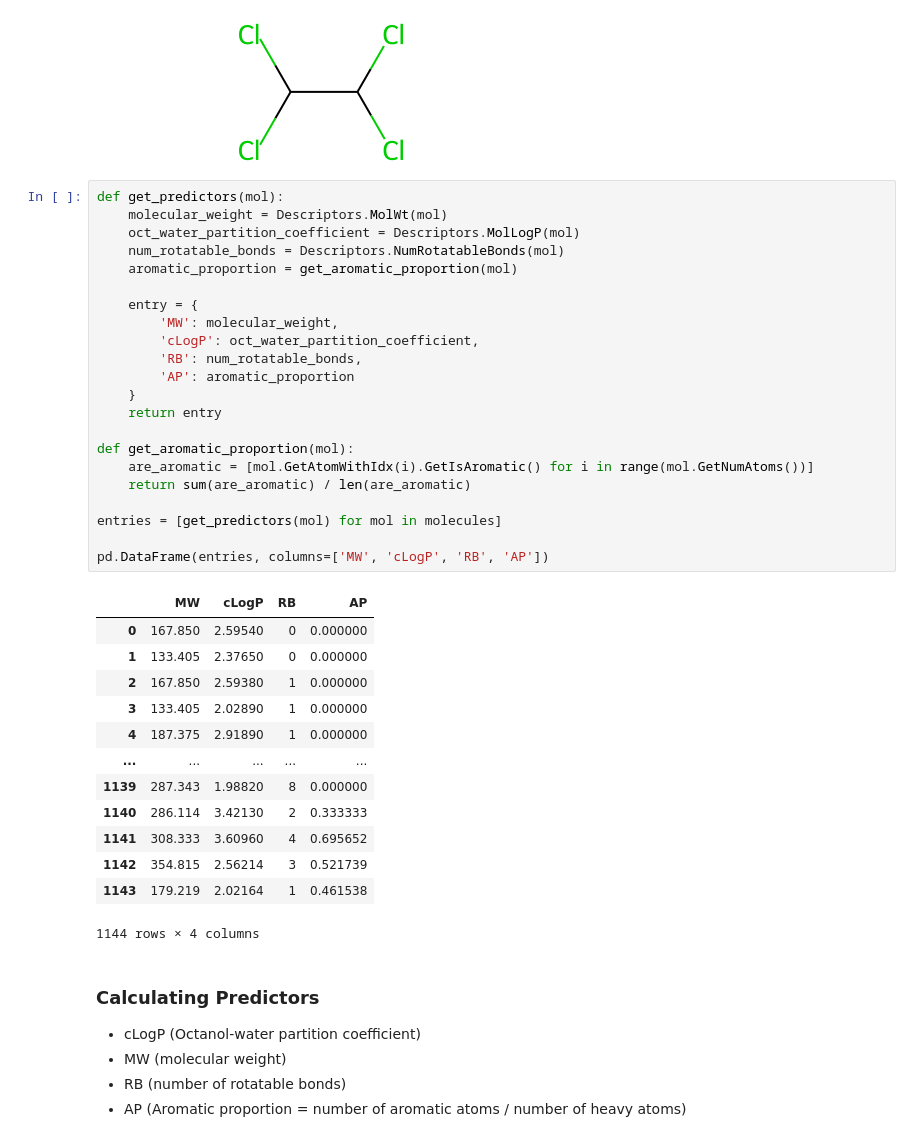
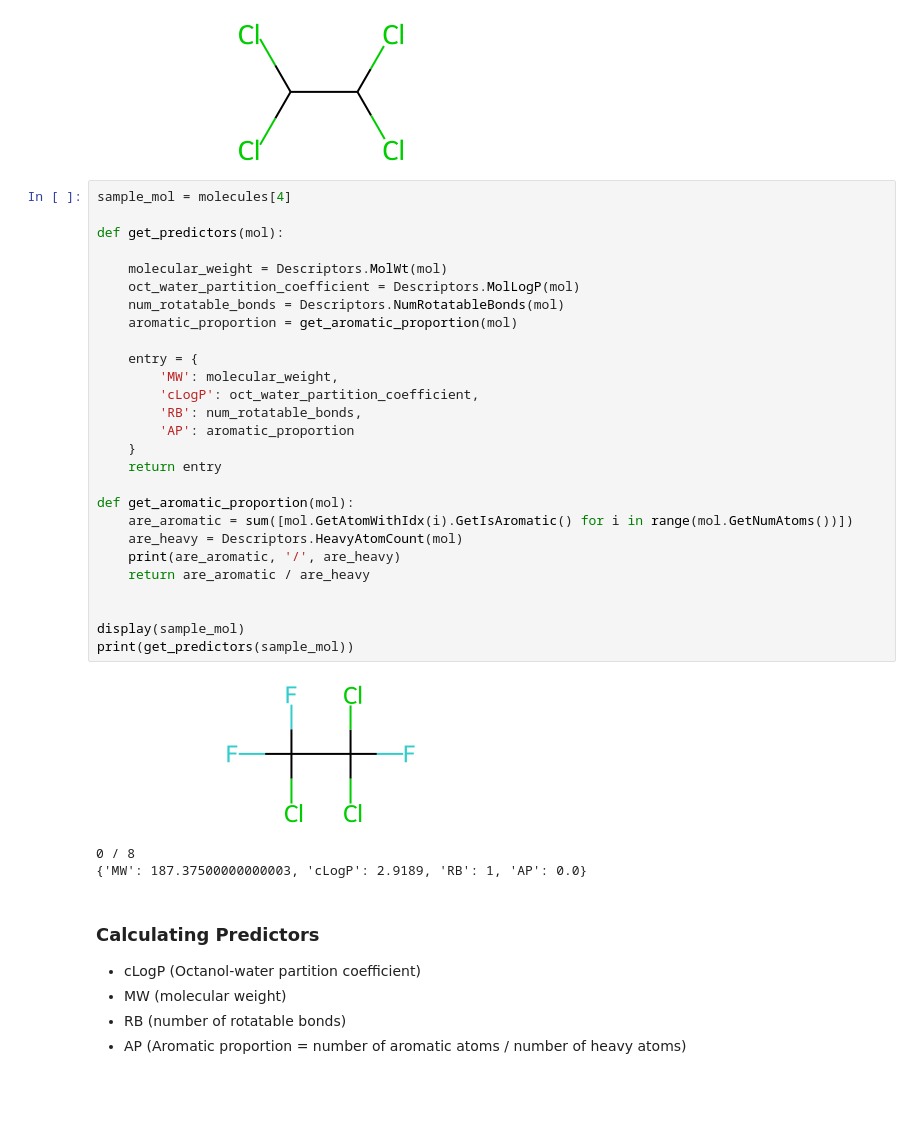
Before and after one commit to iansharff/solubility_regression, a Jupyter notebook: base_project.ipynb, the cells around one changed output. Drawn from its saved outputs; the diff is of its cells as text; blank space fills up the shorter version.

```diff
--- a/base_project.ipynb
+++ b/base_project.ipynb
@@ -93,41 +93,36 @@ SMILES: ClC(Cl)C(Cl)Cl
 M  END
 [figure]
 # %%
+sample_mol = molecules[4]
+
 def get_predictors(mol):
+
     molecular_weight = Descriptors.MolWt(mol)
     oct_water_partition_coefficient = Descriptors.MolLogP(mol)
     num_rotatable_bonds = Descriptors.NumRotatableBonds(mol)
     aromatic_proportion = get_aromatic_proportion(mol)
 
     entry = {
         'MW': molecular_weight,
         'cLogP': oct_water_partition_coefficient,
         'RB': num_rotatable_bonds,
         'AP': aromatic_proportion
     }
     return entry
 
 def get_aromatic_proportion(mol):
-    are_aromatic = [mol.GetAtomWithIdx(i).GetIsAromatic() for i in range(mol.GetNumAtoms())]
-    return sum(are_aromatic) / len(are_aromatic)
+    are_aromatic = sum([mol.GetAtomWithIdx(i).GetIsAromatic() for i in range(mol.GetNumAtoms())])
+    are_heavy = Descriptors.HeavyAtomCount(mol)
+    print(are_aromatic, '/', are_heavy)
+    return are_aromatic / are_heavy
 
-entries = [get_predictors(mol) for mol in molecules]
 
-pd.DataFrame(entries, columns=['MW', 'cLogP', 'RB', 'AP'])
+display(sample_mol)
+print(get_predictors(sample_mol))
 # %% [output]
-|  | MW | cLogP | RB | AP |
-| 0 | 167.850 | 2.59540 | 0 | 0.000000 |
-| 1 | 133.405 | 2.37650 | 0 | 0.000000 |
-| 2 | 167.850 | 2.59380 | 1 | 0.000000 |
-| 3 | 133.405 | 2.02890 | 1 | 0.000000 |
-| 4 | 187.375 | 2.91890 | 1 | 0.000000 |
-| ... | ... | ... | ... | ... |
-| 1139 | 287.343 | 1.98820 | 8 | 0.000000 |
-| 1140 | 286.114 | 3.42130 | 2 | 0.333333 |
-| 1141 | 308.333 | 3.60960 | 4 | 0.695652 |
-| 1142 | 354.815 | 2.56214 | 3 | 0.521739 |
-| 1143 | 179.219 | 2.02164 | 1 | 0.461538 |
+[figure, added]
-1144 rows × 4 columns
+0 / 8
+{'MW': 187.37500000000003, 'cLogP': 2.9189, 'RB': 1, 'AP': 0.0}
 # %% [markdown]
 ### Calculating Predictors
 - cLogP (Octanol-water partition coefficient)
```
Also changed, not shown: 1 other file.
